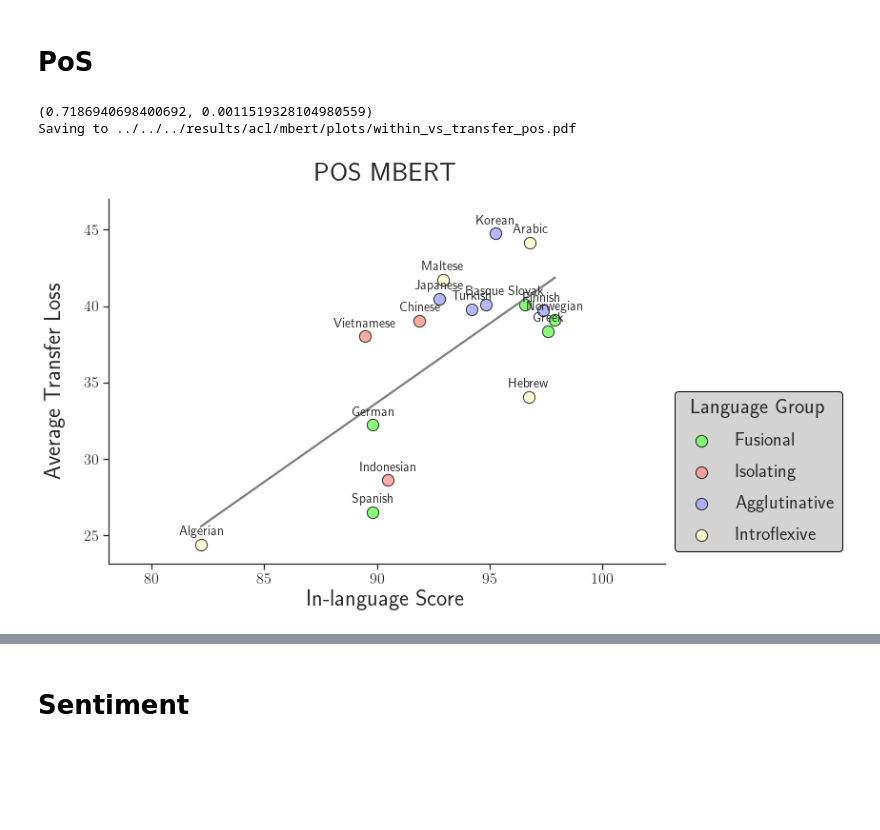
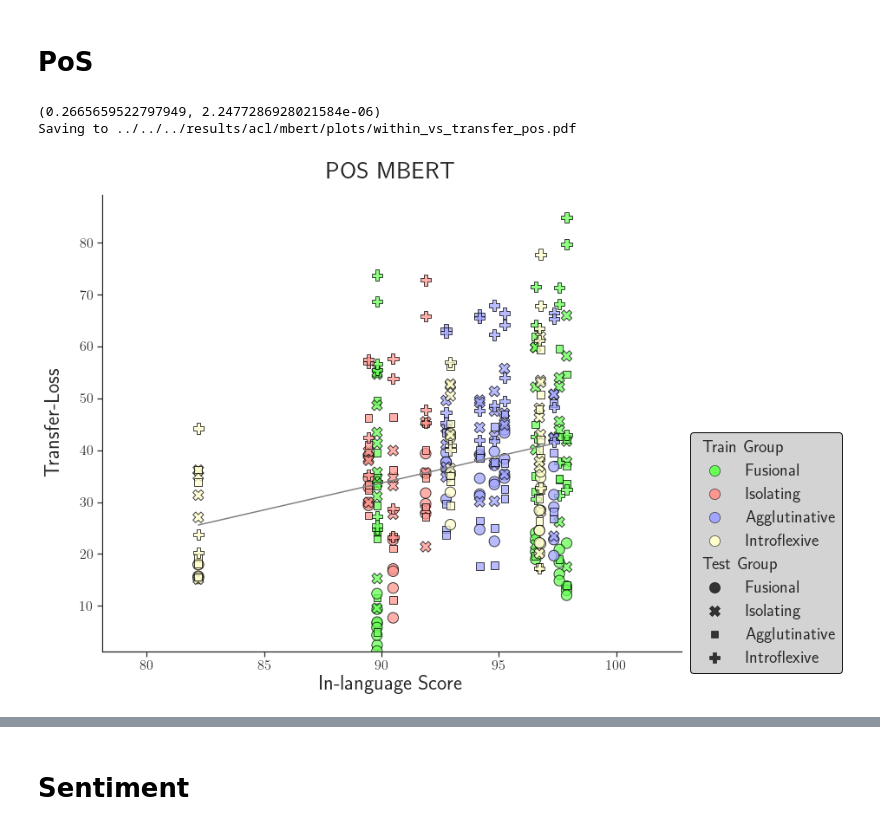
Before and after one commit to jerbarnes/typology_of_crosslingual, a Jupyter notebook: analysis/plotting/acl/Within_vs_transfer.ipynb, the cells around one changed output, grey strips where cells are left out. Saved outputs shown, nothing was run; the diff lists cells and outputs as text; code cells hidden in the pictures; blank space fills up the shorter version.

```diff
--- a/analysis/plotting/acl/Within_vs_transfer.ipynb
+++ b/analysis/plotting/acl/Within_vs_transfer.ipynb
@@ -9,7 +9,7 @@ sys.path.append("../../..")
 from utils import utils, postprocessing_utils as post
 from utils.plotting_utils import plots
 # %%
-def make_plot(task, short_model_name, metric):
+def make_plot(task, short_model_name, metric, fit_reg=False):
     params = {
         "results_dir": "../../../results/",
         "experiment": "acl",
@@ -21,17 +21,31 @@ def make_plot(task, short_model_name, metric):
     M = post.Metrics(**params)
     df = M.transfer_loss()
     df.loc[:, ["Within-Score", "Cross-Score", "Transfer-Loss"]] *= 100
-    df = df.groupby(["Train-Group", "Train-Language"], as_index=False, sort=False).mean()
 
     plots.scatter(x="Within-Score",
                   y="Transfer-Loss",
                   data=df,
+                  kind="relplot",
+                  style="Test-Group",
                   xaxis_title="In-language Score",
-                  yaxis_title="Average Transfer Loss",
+                  yaxis_title="Transfer-Loss",
                   title=(task + " " + short_model_name).upper(),
-                  fit_reg=True)
+                  remove_labels=True,
+                  alpha=0.75)
+
+    leg = plt.gca().get_legend()
+    leg.texts[0].set_text("Train Group")
+    leg.texts[5].set_text("Test Group")
 
     print(pearsonr(x=df["Within-Score"], y=df["Transfer-Loss"]))
+
+    if fit_reg:
+        x = df["Within-Score"].values
+        y = df["Transfer-Loss"].values
+
+        m, b = np. polyfit(x, y, 1)
+        x = np.arange(x.min(), x.max(), 1)
+        plt.plot(x, m*x + b, "gray")
 # %% [markdown]
 # PoS
 # %%
@@ -39,13 +53,13 @@ task = "pos"
 metric = "Accuracy"
 # %%
 short_model_name = "mbert"
-make_plot(task, short_model_name, metric)
+make_plot(task, short_model_name, metric, fit_reg=True)
 save_to = "../../../results/acl/{}/plots/within_vs_transfer_{}.pdf".format(short_model_name, task)
 print("Saving to", save_to)
 plt.savefig(save_to, dpi=400, bbox_inches="tight")
 # %% [output]
-(0.7186940698400692, 0.0011519328104980559)
+(0.2665659522797949, 2.2477286928021584e-06)
 Saving to ../../../results/acl/mbert/plots/within_vs_transfer_pos.pdf
-[figure, old version]
+[figure, new version]
 # %%
 short_model_name = "xlm-roberta"
```
Also changed, not shown: parts of 3 cells of this notebook, 2 other files.
